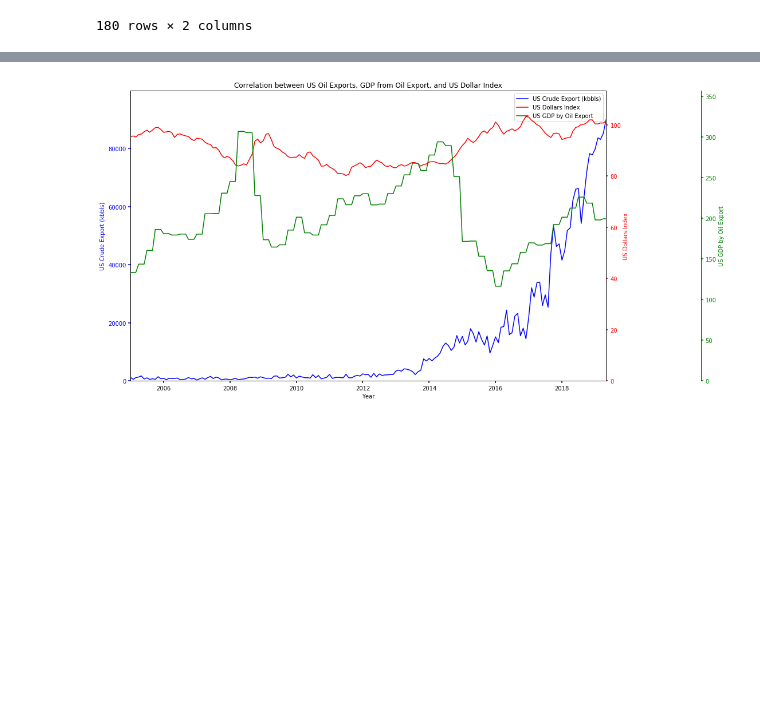
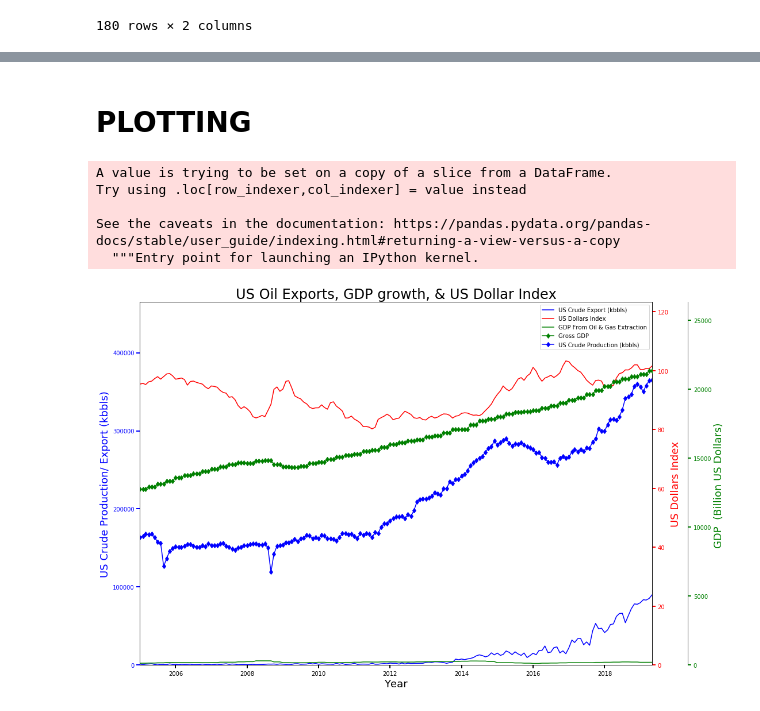
Before and after one commit to kk-deng/CanadaEnergyIE, a Jupyter notebook: Part 1 - US Oil Export and GDP vs. USD dollars.ipynb, the cells around one changed output, grey strips where cells are left out. Drawn from its saved outputs; the diff is of its cells as text; code cells hidden in the pictures; blank space fills up the shorter version.

Commit message:
Update Part 1 notebook

```diff
--- a/Part 1 - US Oil Export and GDP vs. USD dollars.ipynb
+++ b/Part 1 - US Oil Export and GDP vs. USD dollars.ipynb
@@ -139,6 +177,6 @@ table3_final
 table3_final.to_csv("Table 3 - Clean.csv", index=False)
 # %%
 # Merge with Table 1
-merge_1_3 = pd.merge(table1_final, table3_final, on="Date", how="left")
-merge_1_3
+merge_1_1B_3 = pd.merge(merge_1_1B, table3_final, on="Date", how="left")
+merge_1_1B_3
 # %% [output]
@@ -168,11 +206,12 @@ table7_data = pd.read_csv(table7_path, header=0, skiprows=3)
 
 # Extract column of interest
 table7_df = pd.DataFrame(table7_data).reset_index(drop=True)
-quarter_row = table7_df.iloc[:2]
+quarter_row = table7_df.iloc[:3]
 
 table7_df.dropna(how = "any", inplace = True)
 # # table7_clean = table7_df.loc[table7_df["Line", "Line,"        Oil and gas extraction"]]
 table_filter = table7_df[table7_df.columns[1]].str.contains("Oil")
+
 # table_filter_2 = table7_df.iloc[0]
 new_table7_df = quarter_row.append(table7_df[table_filter])
 
@@ -229,0 +290,4 @@ merge_final = pd.merge(merge_1_3, table7_final, on="Date", how="left")
+# %%
+merge_big = pd.merge(merge_1_1B_3, table7_final_2, on="Date", how="left")
+merge_big['U.S. Field Production of Crude Oil Thousand Barrels'] = merge_big['U.S. Field Production of Crude Oil Thousand Barrels per Day'] * 30
+merge_big.head()
@@ -230,5 +301,12 @@ merge_final = pd.merge(merge_1_3, table7_final, on="Date", how="left")
 # %%
 # merge_final['US GDP by Oil and Gas Extraction'] = merge_final['US GDP by Oil and Gas Extraction'].replace(np.nan, 0)
-merge_final['US GDP by Oil and Gas Extraction'] = merge_final["US GDP by Oil and Gas Extraction"].fillna(method='ffill')
+merge_big['Gross domestic product'] = merge_big["Gross domestic product"].fillna(method='ffill')
+merge_big['US GDP by Oil and Gas Extraction'] = merge_big["US GDP by Oil and Gas Extraction"].fillna(method='ffill')
+merge_big['GDP % from O&G'] = merge_big["GDP % from O&G"].fillna(method='ffill')
+
+merge_final = merge_big[["Date", 'U.S. Field Production of Crude Oil Thousand Barrels',
+                         'U.S. Exports of Crude Oil (Thousand Barrels)', 'US Dollars Index',
+                         "Gross domestic product", "US GDP by Oil and Gas Extraction", 'GDP % from O&G']]
+
 merge_final.head(10)
 # %% [output]
@@ -246,5 +324,7 @@ merge_final.head(10)
 # %%
 merge_final.to_csv("Part 1 - transformed data.csv", index=False)
+# %% [markdown]
+# PLOTTING
 # %%
 merge_final['US GDP by Oil and Gas Extraction'] = merge_final['US GDP by Oil and Gas Extraction'].astype(float)
 
@@ -252,59 +332,75 @@ merge_final['US GDP by Oil and Gas Extraction'] = merge_final['US GDP by Oil and
 x_axis = merge_final["Date"]
 y_axis_1 = merge_final["U.S. Exports of Crude Oil (Thousand Barrels)"]
 y_axis_2 = merge_final["US Dollars Index"]
-y_axis_3 = merge_final["US GDP by Oil and Gas Extraction"]
+y_axis_3 = merge_final["US GDP by Oil and Gas Extraction"].astype(float)
+y_axis_4 = merge_final["Gross domestic product"].astype(float)
+y_axis_5 = merge_final["U.S. Field Production of Crude Oil Thousand Barrels"].astype(float)
 
-fig, host = plt.subplots(figsize=(15,8))
-fig.subplots_adjust(right=0.75)
+
+fig, host = plt.subplots(figsize=(15,10))
+fig.subplots_adjust(right=0.5)
 
 par1 = host.twinx()
 par2 = host.twinx()
 
+
 # Offset the right spine of par2.  The ticks and label have already been
 # placed on the right by twinx above.
-par2.spines["right"].set_position(("axes", 1.2))
+par2.spines["right"].set_position(("axes", 1.07))
 
 # Having been created by twinx, par2 has its frame off, so the line of its
 # detached spine is invisible.  First, activate the frame but make the patch
 # and spines invisible.
 # make_patch_spines_invisible(par2)
 # Second, show the right spine.
 
 par2.spines["right"].set_visible(True)
 
 p1, = host.plot(x_axis, y_axis_1, "b-", label="US Crude Export (kbbls)")
 p2, = par1.plot(x_axis, y_axis_2, "r-", label="US Dollars Index")
-p3, = par2.plot(x_axis, y_axis_3, "g-", label="US GDP by Oil Export")
+p3, = par2.plot(x_axis, y_axis_3, "g-", label="GDP From Oil & Gas Extraction")
+p4, = par2.plot(x_axis, y_axis_4, "dg-", label="Gross GDP")
+p5, = host.plot(x_axis, y_axis_5, "db-", label="US Crude Production (kbbls)")
 
 
-host.set_title("Correlation between US Oil Exports, GDP from Oil Export, and US Dollar Index")
+host.set_title("US Oil Exports, GDP growth, & US Dollar Index", fontsize=24)
 host.set_xlim(min(x_axis), max(x_axis) )
-host.set_ylim(0,max(y_axis_1) + 10000 )
-par1.set_ylim(0, max(y_axis_2) + 10)
-par2.set_ylim(0, max(y_axis_3)+50)
+host.set_ylim(0,max(y_axis_5) + 100000 )
+par1.set_ylim(0, max(y_axis_2) + 20)
+par2.set_ylim(0, max(y_axis_4)+5000)
 
-host.set_xlabel("Year")
-host.set_ylabel("US Crude Export (kbbls)")
-par1.set_ylabel("US Dollars Index")
-par2.set_ylabel("US GDP by Oil Export")
+
+host.set_xlabel("Year", fontsize=18)
+host.set_ylabel("US Crude Production/ Export (kbbls)", fontsize=18)
+par1.set_ylabel("US Dollars Index", fontsize=18)
+par2.set_ylabel("GDP  (Billion US Dollars) ", fontsize=18)
+
 
 host.yaxis.label.set_color(p1.get_color())
 par1.yaxis.label.set_color(p2.get_color())
-par2.yaxis.label.set_color(p3.get_color())
+par2.yaxis.label.set_color(p4.get_color())
+# par3.yaxis.label.set_color(p4.get_color())
 
-tkw = dict(size=4, width=1.5)
+
+tkw = dict(size=6, width=2)
 host.tick_params(axis='y', colors=p1.get_color(), **tkw)
 par1.tick_params(axis='y', colors=p2.get_color(), **tkw)
-par2.tick_params(axis='y', colors=p3.get_color(), **tkw)
+par2.tick_params(axis='y', colors=p4.get_color(), **tkw)
+
 host.tick_params(axis='x', **tkw)
 
-lines = [p1, p2, p3]
+lines = [p1, p2, p3, p4, p5]
 
 host.legend(lines, [l.get_label() for l in lines], loc='best')
 plt.tight_layout()
-plt.savefig("Plot/Part 1.png")
+plt.savefig("Plot/Part 1.png", bbox_inches='tight')
 
 
 plt.show()
 # %% [output]
+A value is trying to be set on a copy of a slice from a DataFrame.
+Try using .loc[row_indexer,col_indexer] = value instead
+
+See the caveats in the documentation: https://pandas.pydata.org/pandas-docs/stable/user_guide/indexing.html#returning-a-view-versus-a-copy
+  """Entry point for launching an IPython kernel.
-[figure, old version]
+[figure, new version]
```
Also changed, not shown: parts of 20 cells of this notebook.
